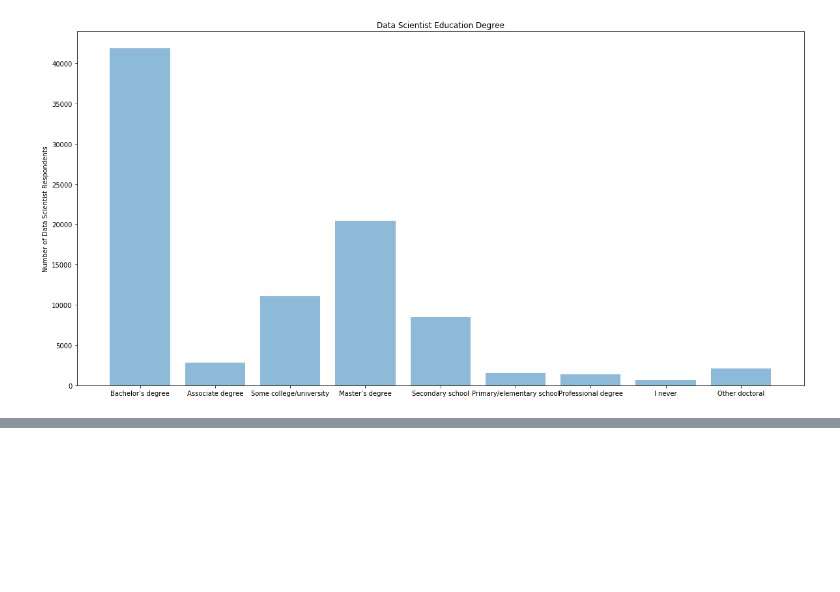
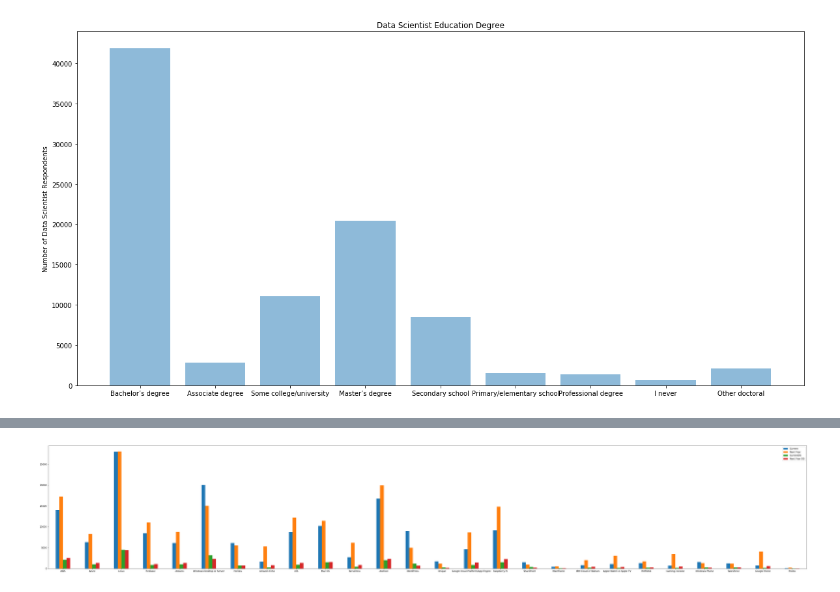
Before and after one commit to szacharias/Analysis-of-the-StackOverFlow-2018-survey, a Jupyter notebook: Final Project.ipynb, the cells around one changed output, grey strips where cells are left out. Cells and saved outputs as stored; diff of their text form; code cells hidden in the pictures; blank space fills up the shorter version.

```diff
--- a/Final Project.ipynb
+++ b/Final Project.ipynb
@@ -645,0 +749,17 @@ plt.show()
+# %%
+def query_platforms_experience():
+    query_sql = "SELECT platformworkedwith, platformdesirenextyear from " + main_table + " WHERE platformworkedwith is not null AND platformdesirenextyear is not null"
+    c = conn.cursor()
+    c.execute(query_sql)
+    conn.commit()
+    rows  = c.fetchall()
+    query_sql_ds = "SELECT platformworkedwith, platformdesirenextyear, devtype from " + main_table + " WHERE platformworkedwith is not null AND platformdesirenextyear is not null AND devtype is not null"
+    c = conn.cursor()
+    c.execute(query_sql_ds)
+    conn.commit()
+    rows_ds  = c.fetchall()
+
+    return rows, rows_ds
+queried_platform, queried_platform_ds = query_platforms_experience()
+queried_platforms_this_next = pd.DataFrame(queried_platform , columns = ["PlatformsCurrent" , "PlatformsNext"])
+queried_platforms_this_next_ds = pd.DataFrame(queried_platform_ds , columns = ["PlatformsCurrent" , "PlatformsNext", "DevType"])
@@ -645,0 +807,11 @@ plt.show()
+# %%
+# Overall normal + DS
+dict_platforms_count = {"Current" : platforms_current , "Next Year" : platforms_next , "CurrentDS" : platforms_current_ds , "Next Year DS" : platforms_next_ds}
+dict_platforms_count_df = pd.DataFrame(dict_platforms_count)
+dict_platforms_count_df_plot = dict_platforms_count_df.plot( kind= 'bar' , secondary_y= 'amount' , rot= 0 )
+fig = plt.gcf()
+fig.set_size_inches(60, 10)
+plt.savefig("./Figure/platform_merge.png")
+plt.show()
+# %% [output]
+[figure, added]
```
Also changed, not shown: parts of 23 cells of this notebook, 12 other files.
